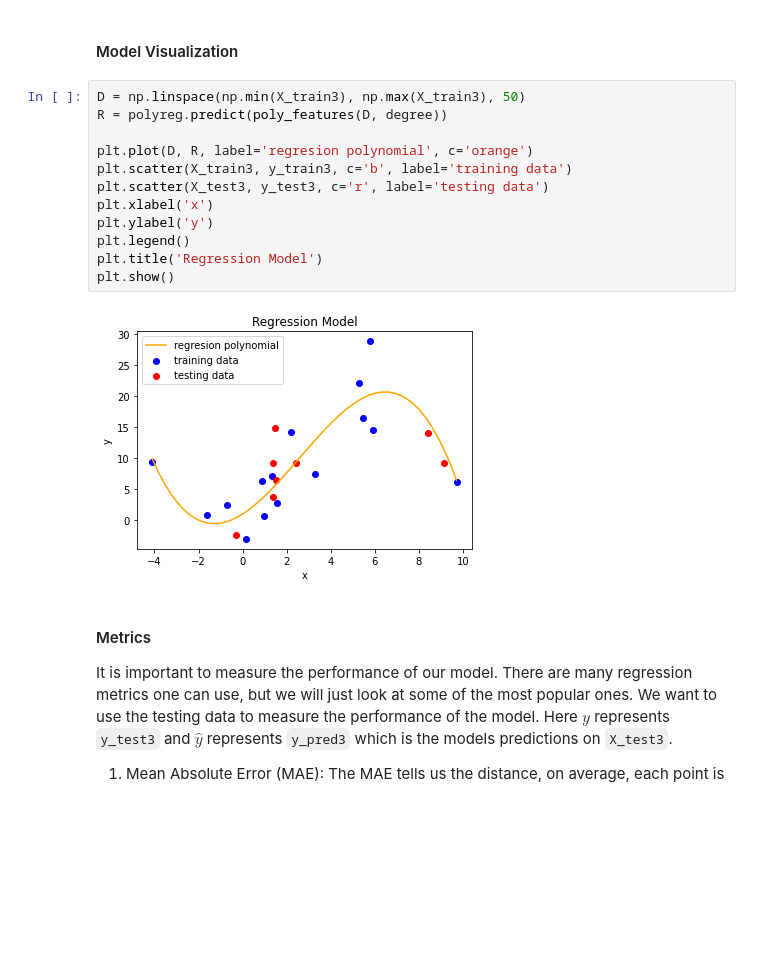
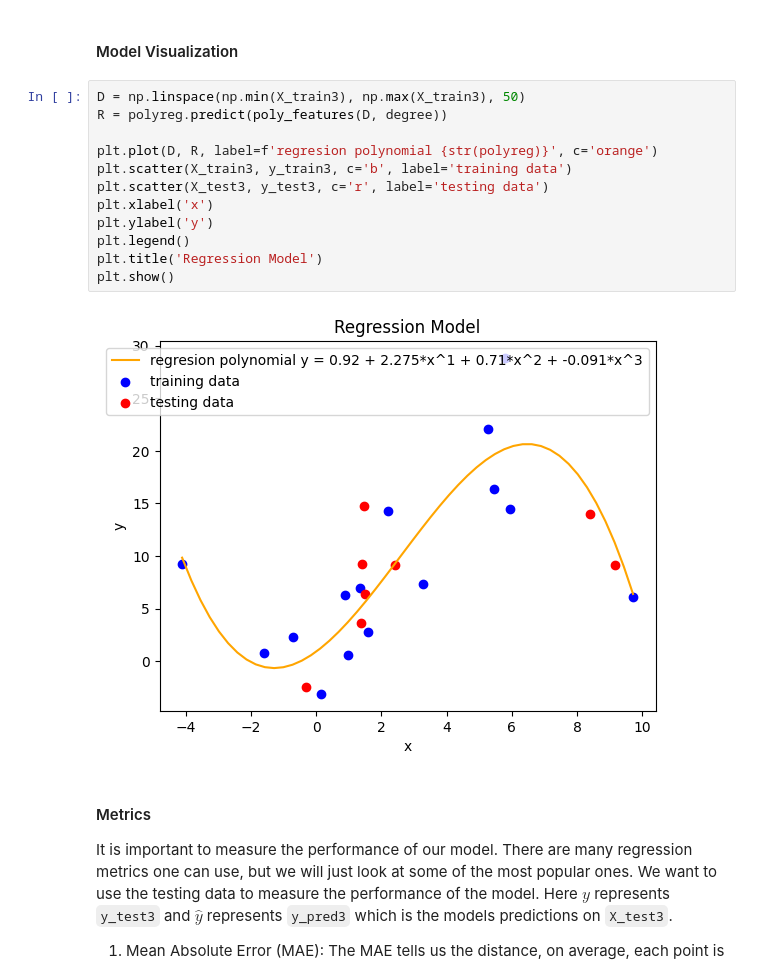
Before and after one commit to jacobdwatters/Machine-Learning-Basics, a Jupyter notebook: regression/01_linreg_numpy.ipynb, the cells around one changed output. Drawn from its saved outputs; the diff is of its cells as text; blank space fills up the shorter version.

```diff
--- a/regression/01_linreg_numpy.ipynb
+++ b/regression/01_linreg_numpy.ipynb
@@ -660,17 +669,17 @@ Predictions: [ 5.64  5.48  9.23  5.2   0.27  5.23 16.04 11.18]
 # %%
 D = np.linspace(np.min(X_train3), np.max(X_train3), 50)
 R = polyreg.predict(poly_features(D, degree))
 
-plt.plot(D, R, label='regresion polynomial', c='orange')
+plt.plot(D, R, label=f'regresion polynomial {str(polyreg)}', c='orange')
 plt.scatter(X_train3, y_train3, c='b', label='training data')
 plt.scatter(X_test3, y_test3, c='r', label='testing data')
 plt.xlabel('x')
 plt.ylabel('y')
 plt.legend()
 plt.title('Regression Model')
 plt.show()
 # %% [output]
-[figure, old version]
+[figure, new version]
 # %% [markdown]
 #### Metrics
 It is important to measure the performance of our model. There are many regression metrics one can use, but we will just look at some of the most popular ones. We want to use the testing data to measure the performance of the model. Here $y$ represents `y_test3` and $\hat{y}$ represents `y_pred3` which is the models predictions on `X_test3`.
```
Also changed, not shown: parts of 10 cells of this notebook.
